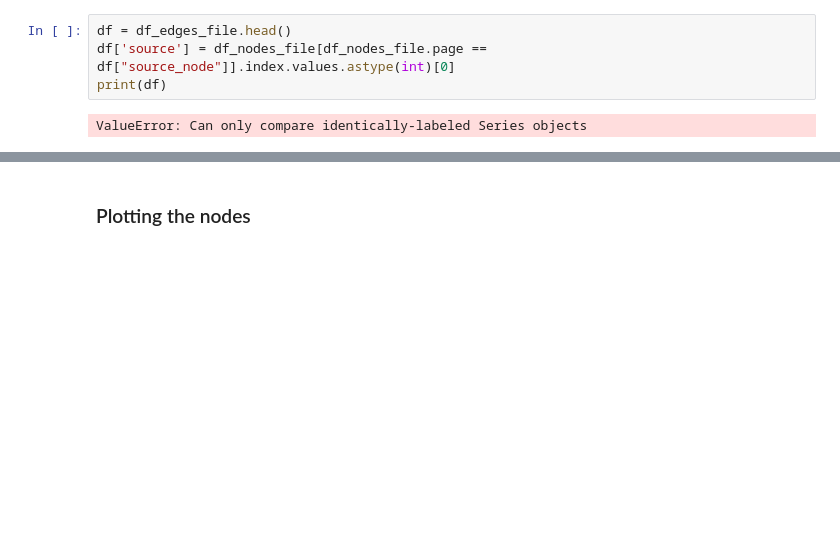
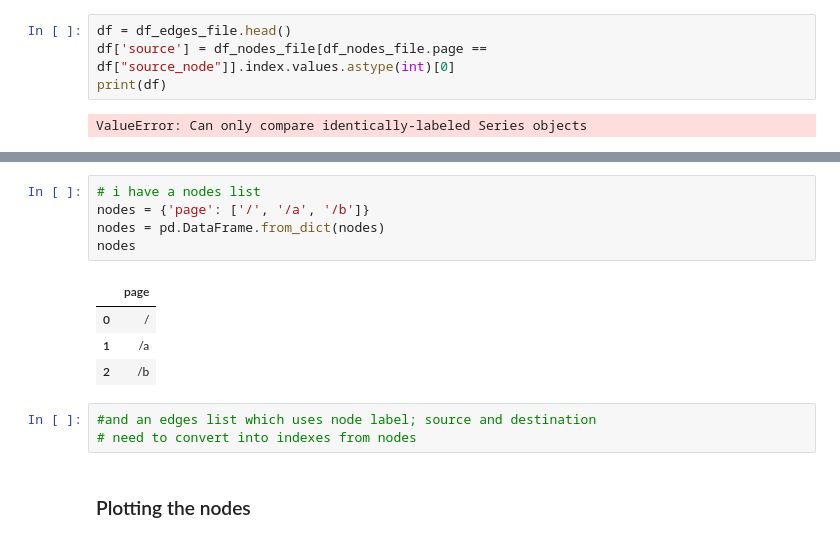
Before and after one commit to alphagov/govuk-network-data, a Jupyter notebook: notebooks/network_viz.ipynb, the cells around one changed output, grey strips where cells are left out. Saved outputs shown, nothing was run; the diff lists cells and outputs as text; blank space fills up the shorter version.

Commit message:
Add reproducible example for edge list index

```diff
--- a/notebooks/network_viz.ipynb
+++ b/notebooks/network_viz.ipynb
@@ -135,3 +148,16 @@ ValueError: Can only compare identically-labeled Series objects
+# %%
+# i have a nodes list
+nodes = {'page': ['/', '/a', '/b']}
+nodes = pd.DataFrame.from_dict(nodes)
+nodes
+# %% [output]
+|  | page |
+| 0 | / |
+| 1 | /a |
+| 2 | /b |
+# %%
+#and an edges list which uses node label; source and destination
+# need to convert into indexes from nodes
 # %% [markdown]
 ### Plotting the nodes
 # %% [markdown]
```
Also changed, not shown: parts of 2 cells of this notebook.
